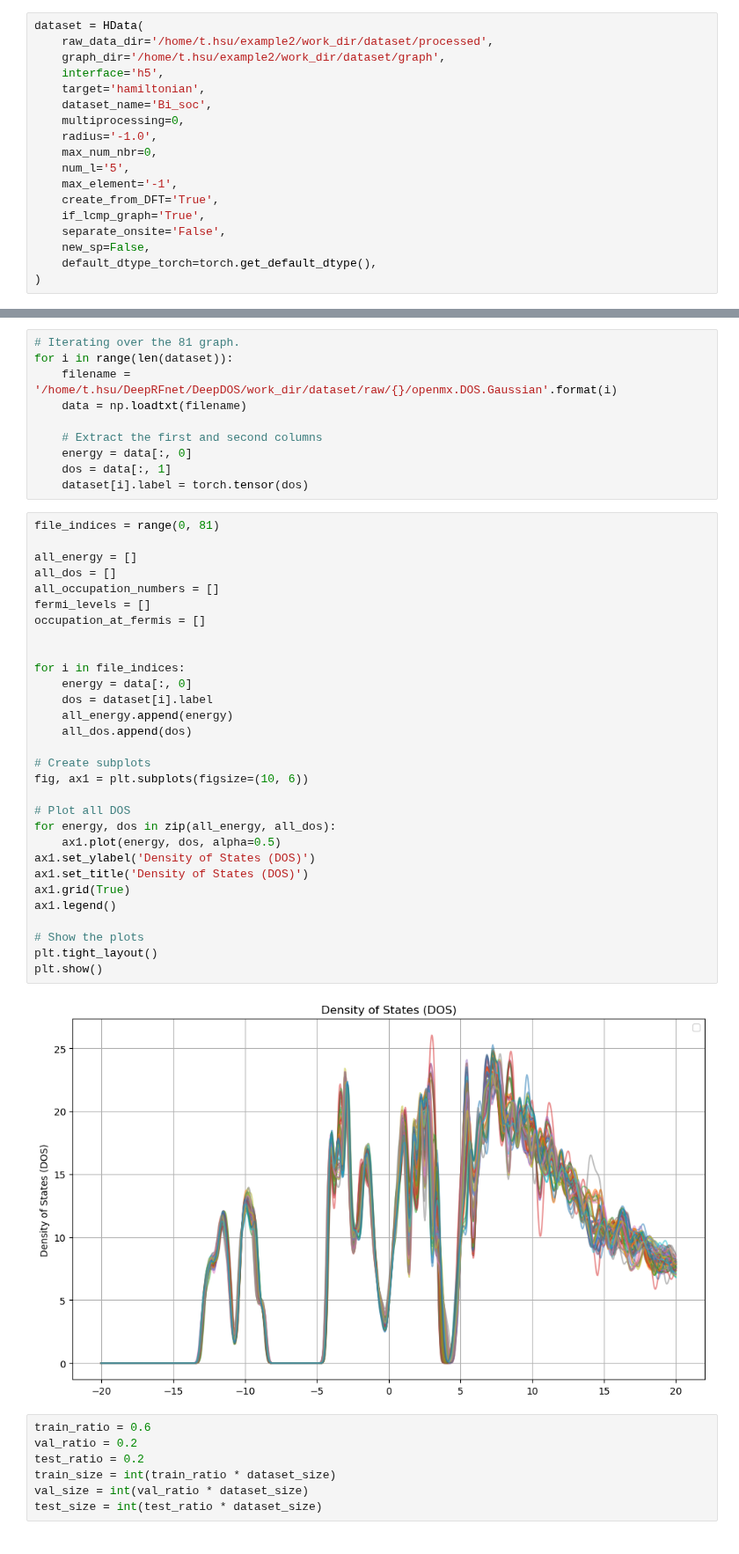
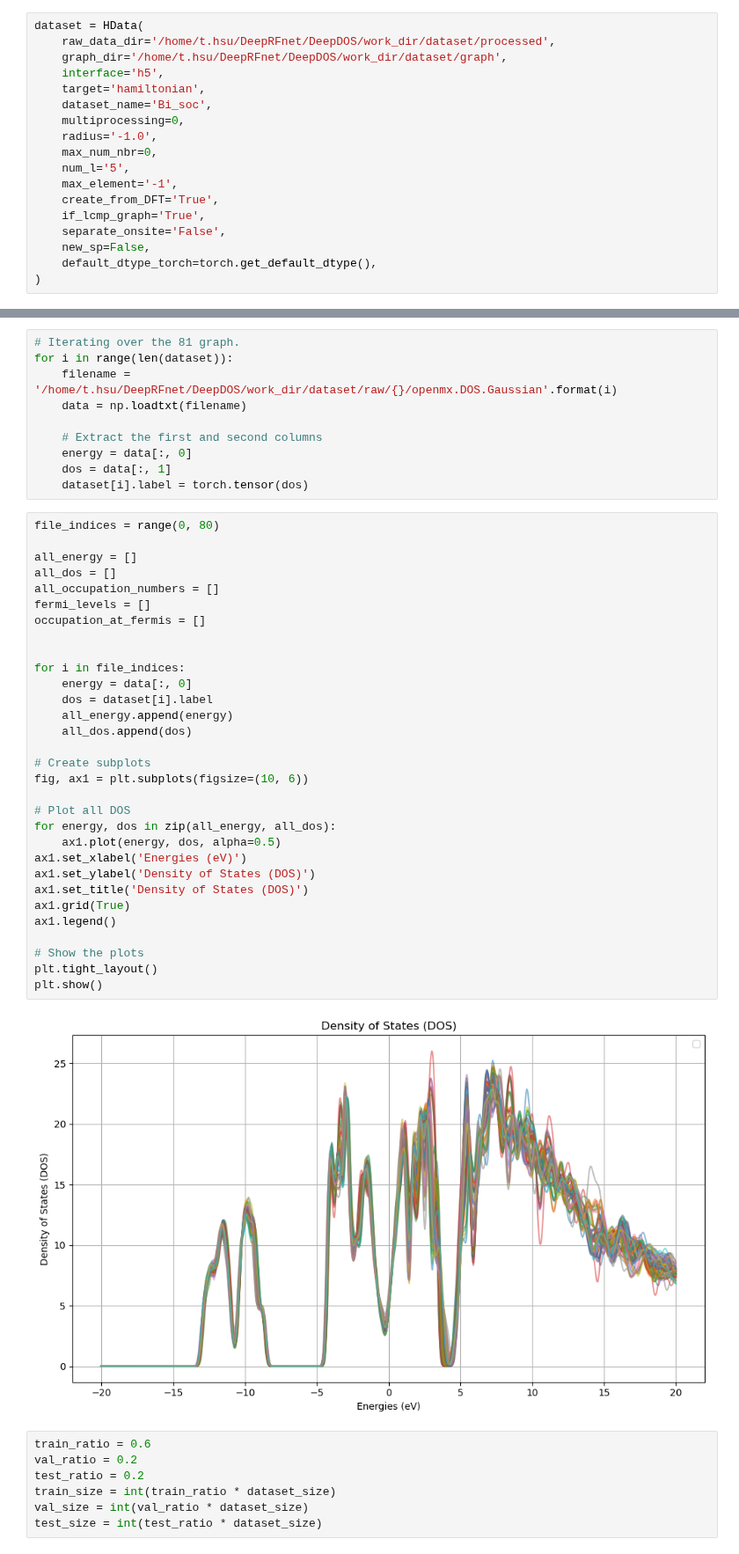
Before and after one commit to AngusHsuPhys/deeph_dev, a Jupyter notebook: DOS_data.ipynb, the cells around one changed output, grey strips where cells are left out. Shown at 88% size. Saved outputs shown, nothing was run; the diff lists cells and outputs as text.

Commit message:
modified DOS_data.ipynb to fix bug

```diff
--- a/DOS_data.ipynb
+++ b/DOS_data.ipynb
@@ -9,8 +9,8 @@ import configparser
 import json
 # %%
 dataset = HData(
-    raw_data_dir='/home/t.hsu/example2/work_dir/dataset/processed',
-    graph_dir='/home/t.hsu/example2/work_dir/dataset/graph',
+    raw_data_dir='/home/t.hsu/DeepRFnet/DeepDOS/work_dir/dataset/processed',
+    graph_dir='/home/t.hsu/DeepRFnet/DeepDOS/work_dir/dataset/graph',
     interface='h5',
     target='hamiltonian',
     dataset_name='Bi_soc',
@@ -217,37 +176,38 @@ for i in range(len(dataset)):
     dos = data[:, 1]
     dataset[i].label = torch.tensor(dos)
 # %%
-file_indices = range(0, 81)
+file_indices = range(0, 80)
 
 all_energy = []
 all_dos = []
 all_occupation_numbers = []
 fermi_levels = []
 occupation_at_fermis = []
 
 
 for i in file_indices:
     energy = data[:, 0]
     dos = dataset[i].label
     all_energy.append(energy)
     all_dos.append(dos)
 
 # Create subplots
 fig, ax1 = plt.subplots(figsize=(10, 6))
 
 # Plot all DOS
 for energy, dos in zip(all_energy, all_dos):
     ax1.plot(energy, dos, alpha=0.5)
+ax1.set_xlabel('Energies (eV)')
 ax1.set_ylabel('Density of States (DOS)')
 ax1.set_title('Density of States (DOS)')
 ax1.grid(True)
 ax1.legend()
 
 # Show the plots
 plt.tight_layout()
 plt.show()
 # %% [output]
-[figure, old version]
+[figure, new version]
 # %%
 train_ratio = 0.6
 val_ratio = 0.2
```
Also changed, not shown: parts of 5 cells of this notebook, 2 other files.
